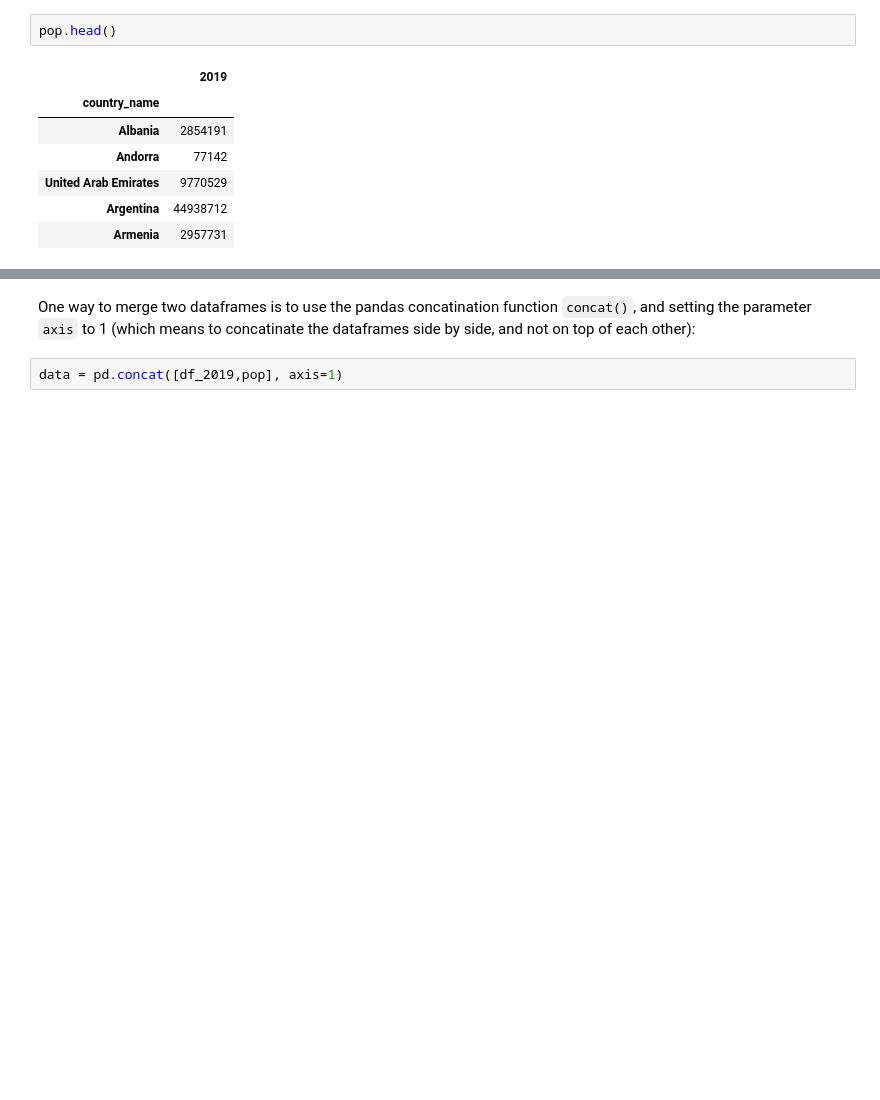
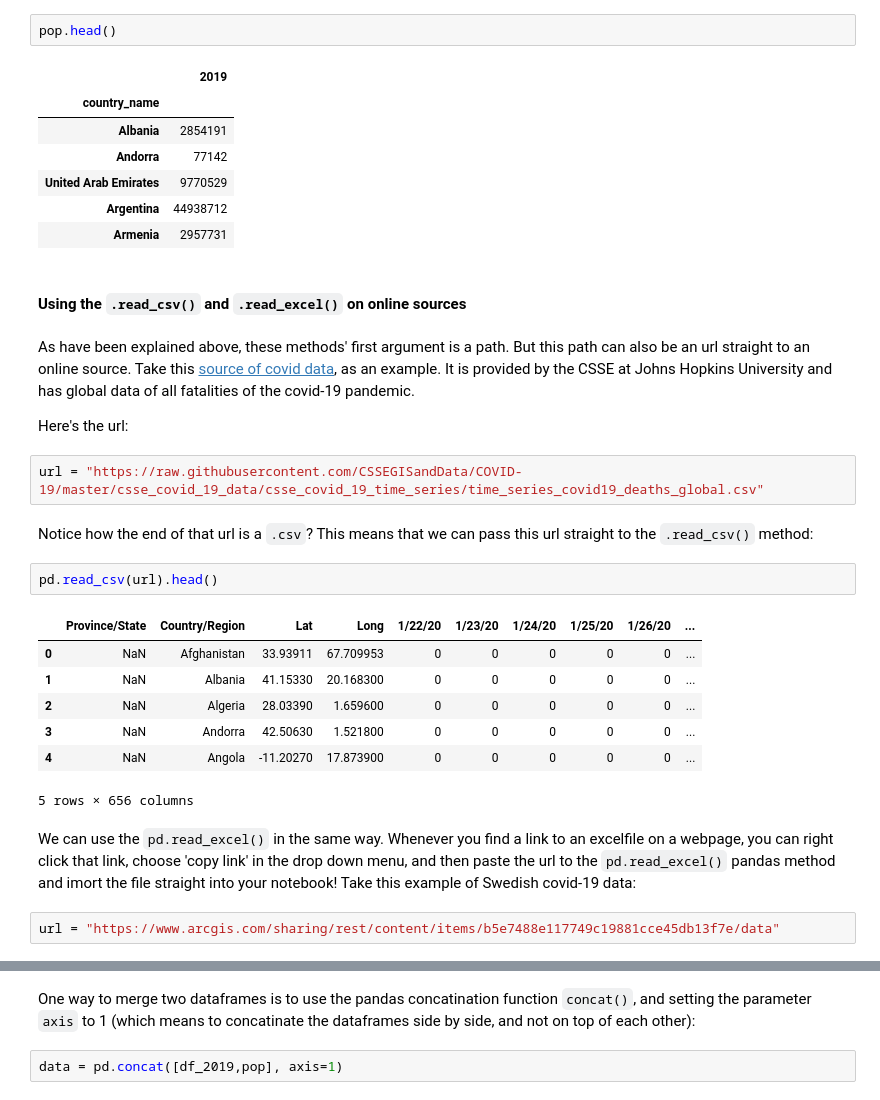
Before and after one commit to johan-ekman/learning_python, a Jupyter notebook: continuation_course/chapter_6.ipynb, the cells around one changed output, grey strips where cells are left out. Cells and saved outputs as stored; diff of their text form; blank space fills up the shorter version.

Commit message:
Some minor tweeks. Also added new exercises in chapter 6 in the continuation course

```diff
--- a/continuation_course/chapter_6.ipynb
+++ b/continuation_course/chapter_6.ipynb
@@ -2472,3 +2490,27 @@ pop.head()
 | United Arab Emirates | 9770529 |
 | Argentina | 44938712 |
 | Armenia | 2957731 |
+# %% [markdown]
+#### Using the `.read_csv()` and `.read_excel()` on online sources
+# %% [markdown]
+As have been explained above, these methods' first argument is a path. But this path can also be an url straight to an online source. Take this [source of covid data](https://raw.githubusercontent.com/CSSEGISandData/COVID-19/master/csse_covid_19_data/csse_covid_19_time_series/time_series_covid19_deaths_global.csv), as an example. It is provided by the CSSE at Johns Hopkins University and has global data of all fatalities of the covid-19 pandemic.
+
+Here's the url:
+# %%
+url = "https://raw.githubusercontent.com/CSSEGISandData/COVID-19/master/csse_covid_19_data/csse_covid_19_time_series/time_series_covid19_deaths_global.csv"
+# %% [markdown]
+Notice how the end of that url is a `.csv`? This means that we can pass this url straight to the `.read_csv()` method:
+# %%
+pd.read_csv(url).head()
+# %% [output]
+|  | Province/State | Country/Region | Lat | Long | 1/22/20 | 1/23/20 | 1/24/20 | 1/25/20 | 1/26/20 | ... |
+| 0 | NaN | Afghanistan | 33.93911 | 67.709953 | 0 | 0 | 0 | 0 | 0 | ... |
+| 1 | NaN | Albania | 41.15330 | 20.168300 | 0 | 0 | 0 | 0 | 0 | ... |
+| 2 | NaN | Algeria | 28.03390 | 1.659600 | 0 | 0 | 0 | 0 | 0 | ... |
+| 3 | NaN | Andorra | 42.50630 | 1.521800 | 0 | 0 | 0 | 0 | 0 | ... |
+| 4 | NaN | Angola | -11.20270 | 17.873900 | 0 | 0 | 0 | 0 | 0 | ... |
+5 rows × 656 columns
+# %% [markdown]
+We can use the `pd.read_excel()` in the same way. Whenever you find a link to an excelfile on a webpage, you can right click that link, choose 'copy link' in the drop down menu, and then paste the url to the `pd.read_excel()` pandas method and imort the file straight into your notebook! Take this example of Swedish covid-19 data:
+# %%
+url = "https://www.arcgis.com/sharing/rest/content/items/b5e7488e117749c19881cce45db13f7e/data"
```
Also changed, not shown: parts of 60 cells of this notebook, 4 other files.
